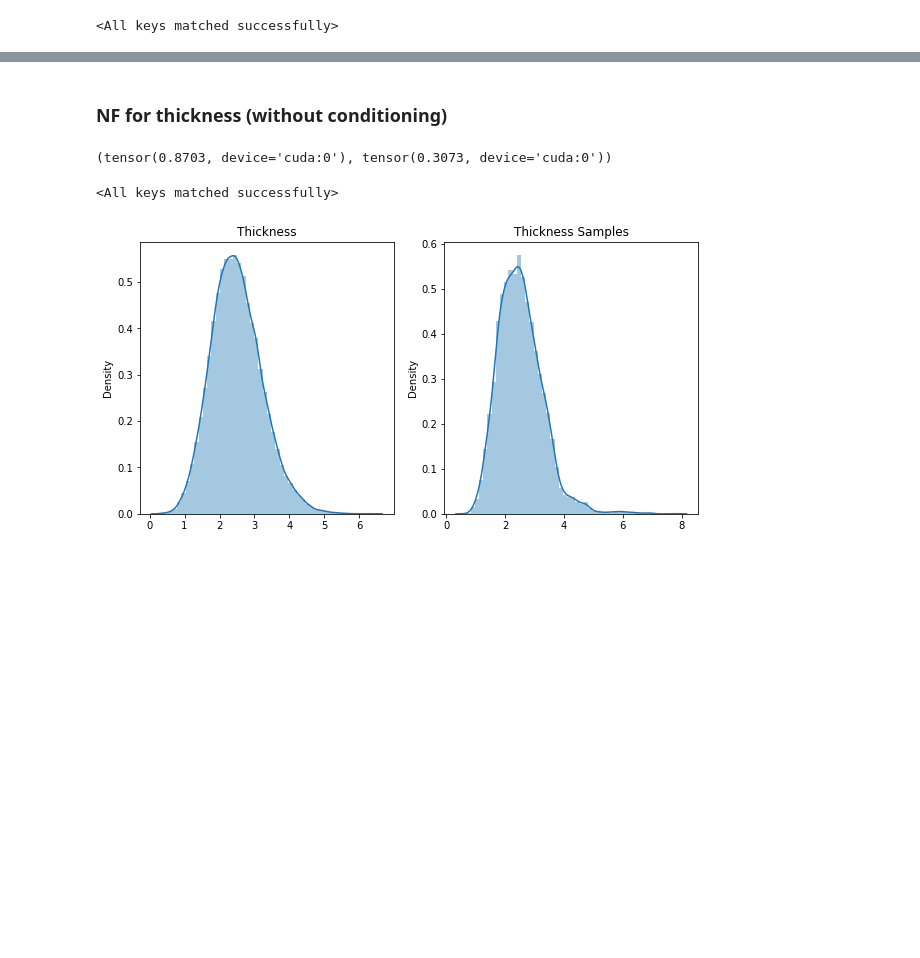
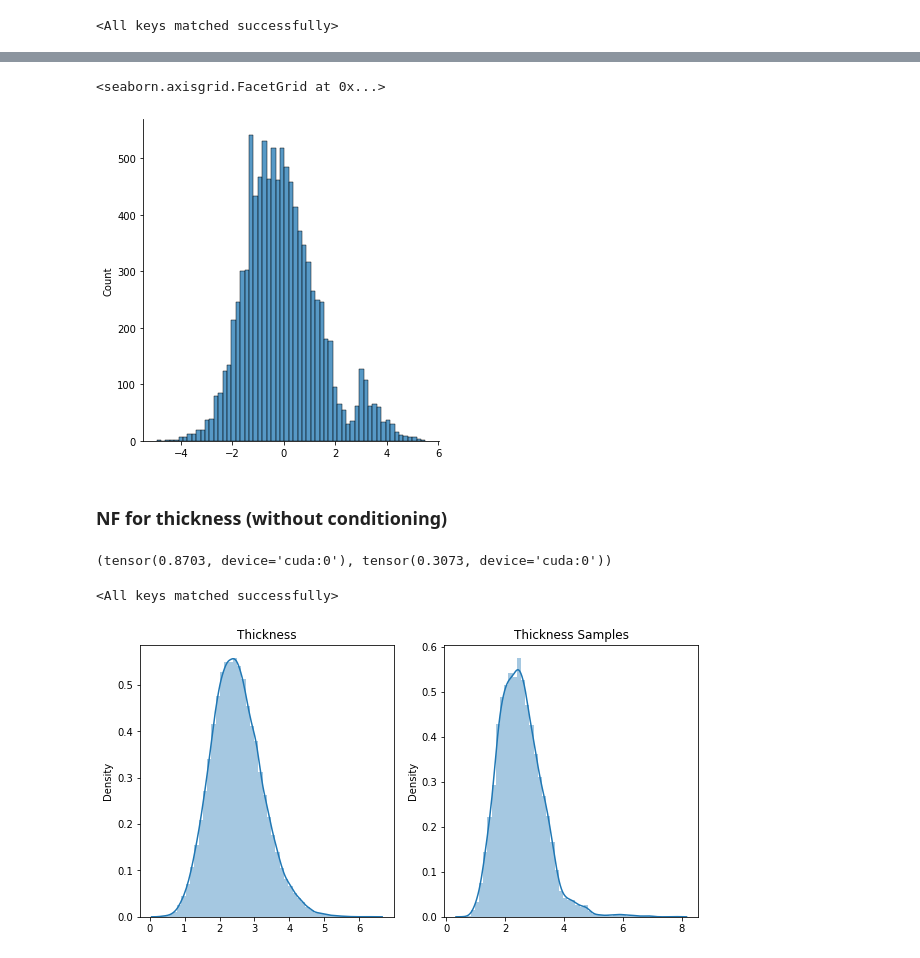
Before and after one commit to RajatRasal/deepscm, a Jupyter notebook: deepscm/datasets/morphomnist/intensity_causes_thickness.ipynb, the cells around one changed output, grey strips where cells are left out. Drawn from its saved outputs; the diff is of its cells as text; code cells hidden in the pictures; blank space fills up the shorter version.

```diff
--- a/deepscm/datasets/morphomnist/intensity_causes_thickness.ipynb
+++ b/deepscm/datasets/morphomnist/intensity_causes_thickness.ipynb
@@ -445,3 +434,11 @@ plt.show()
+# %%
+norm_samples = [constraint_transforms.inv(flow_dist.sample()).cpu() for x in range(10000)]
+# %%
+_norm_samples = [x.item() for x in norm_samples]
+sns.displot(_norm_samples)
+# %% [output]
+<seaborn.axisgrid.FacetGrid at 0x...>
+[figure, added]
 # %% [markdown]
 ### NF for thickness (without conditioning)
 # %%
```
Also changed, not shown: parts of 12 cells of this notebook.
